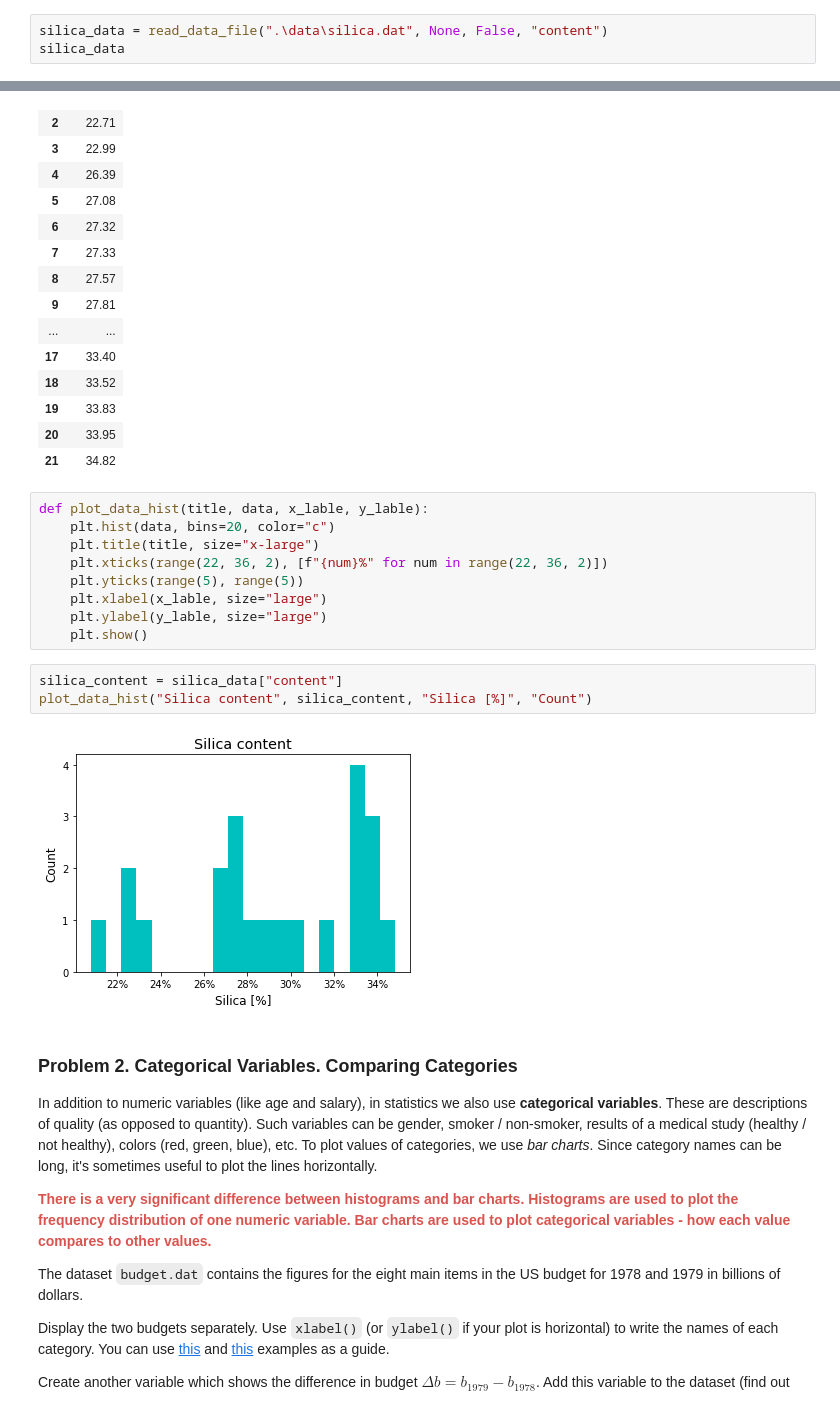
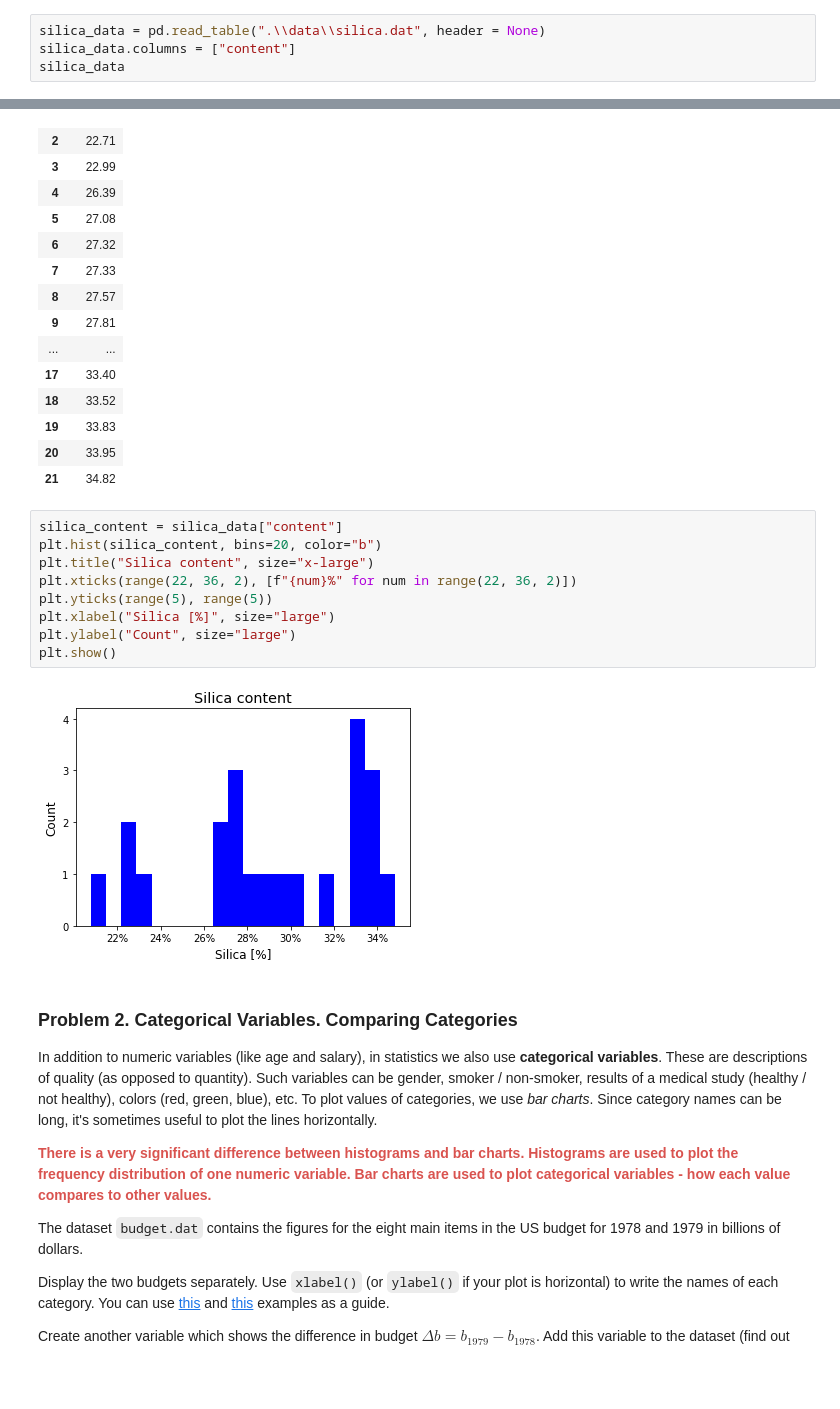
Before and after one commit to momchilantonov/SoftUni-Math-Concepts-For-Developers-February-2021, a Jupyter notebook: Statistics/Homework/Statistics Exercise.ipynb, the cells around one changed output, grey strips where cells are left out. Saved outputs shown, nothing was run; the diff lists cells and outputs as text; blank space fills up the shorter version.

```diff
--- a/Statistics/Homework/Statistics Exercise.ipynb
+++ b/Statistics/Homework/Statistics Exercise.ipynb
@@ -85,7 +78,8 @@ Let's try something else. Scientists have measured the percentage of silica ($\t
 
 Print the mean, standard deviation (you can use the biased or unbiased formula), skewness and kurtosis of the distribution. What do these numbers tell you? How do they relateto the shape of the distribution? Can you characterize the distribution better? (An idea would be to characterize different parts of it on their own, as if they're different distributions.)
 # %%
-silica_data = read_data_file(".\data\silica.dat", None, False, "content")
+silica_data = pd.read_table(".\\data\\silica.dat", header = None)
+silica_data.columns = ["content"]
 silica_data
 # %% [output]
 |  | content |
@@ -106,19 +100,16 @@ silica_data
 | 20 | 33.95 |
 | 21 | 34.82 |
 # %%
-def plot_data_hist(title, data, x_lable, y_lable):
-    plt.hist(data, bins=20, color="c")
-    plt.title(title, size="x-large")
-    plt.xticks(range(22, 36, 2), [f"{num}%" for num in range(22, 36, 2)])
-    plt.yticks(range(5), range(5))
-    plt.xlabel(x_lable, size="large")
-    plt.ylabel(y_lable, size="large")
-    plt.show()
+silica_content = silica_data["content"]
+plt.hist(silica_content, bins=20, color="b")
+plt.title("Silica content", size="x-large")
+plt.xticks(range(22, 36, 2), [f"{num}%" for num in range(22, 36, 2)])
+plt.yticks(range(5), range(5))
+plt.xlabel("Silica [%]", size="large")
+plt.ylabel("Count", size="large")
+plt.show()
+# %% [output]
+[figure, added]
-# %%
-silica_content = silica_data["content"]
-plot_data_hist("Silica content", silica_content, "Silica [%]", "Count")
-# %% [output]
-[figure, removed]
 # %% [markdown]
 ### Problem 2. Categorical Variables. Comparing Categories
 In addition to numeric variables (like age and salary), in statistics we also use **categorical variables**. These are descriptions of quality (as opposed to quantity). Such variables can be gender, smoker / non-smoker, results of a medical study (healthy / not healthy), colors (red, green, blue), etc. To plot values of categories, we use *bar charts*. Since category names can be long, it's sometimes useful to plot the lines horizontally.
```
Also changed, not shown: parts of 20 cells of this notebook.
